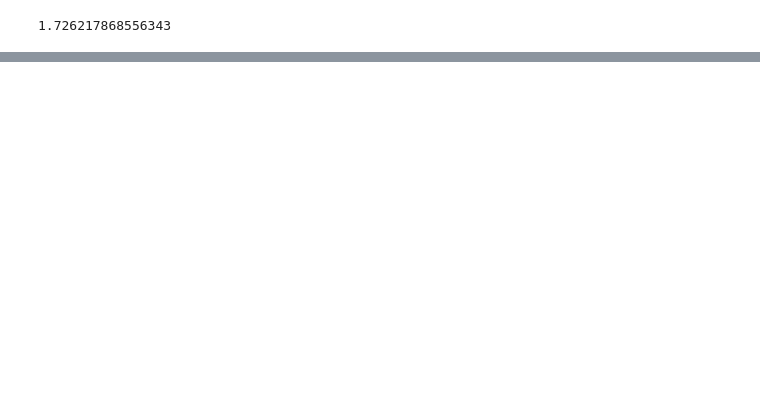
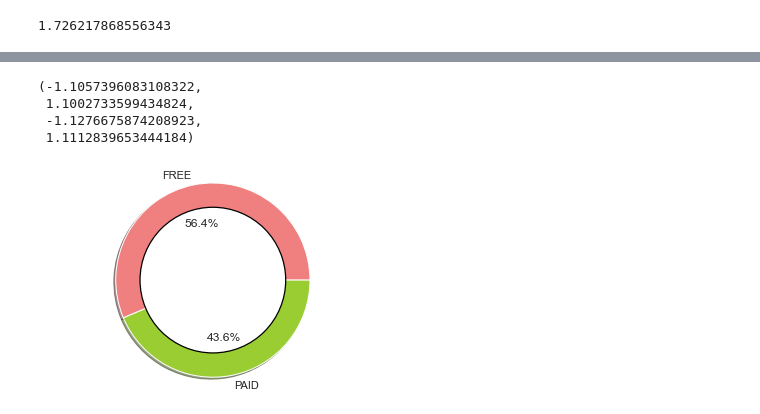
Before and after one commit to liyaSileshi/appstore-tutorial-ds, a Jupyter notebook: notebooks/appstore.ipynb, the cells around one changed output, grey strips where cells are left out. Saved outputs shown, nothing was run; the diff lists cells and outputs as text; code cells hidden in the pictures; blank space fills up the shorter version.

```diff
--- a/notebooks/appstore.ipynb
+++ b/notebooks/appstore.ipynb
@@ -161,0 +196,7 @@ df.describe()
+# %%
+BINS = [-np.inf, 0.00, np.inf]
+LABELS = ["FREE", "PAID"]
+colors = ['lightcoral','yellowgreen']
+# %%
+#make a new column that categorizes price as free and paid based on the bins made
+df['price_categories'] = pd.cut(df["price"], BINS, include_lowest = True, labels = LABELS)
@@ -161,0 +225,14 @@ df.describe()
+# %%
+plt.pie(price_df.values, labels=LABELS, colors=colors, autopct='%1.1f%%', shadow=True)
+centre_circle = plt.Circle((0,0),0.75,color='black', fc='white',linewidth=1.25)
+
+fig = plt.gcf()
+fig.gca().add_artist(centre_circle)
+
+plt.axis('equal')
+# %% [output]
+(-1.1057396083108322,
+ 1.1002733599434824,
+ -1.1276675874208923,
+ 1.1112839653444184)
+[figure, added]
```
Also changed, not shown: parts of 16 cells of this notebook.
